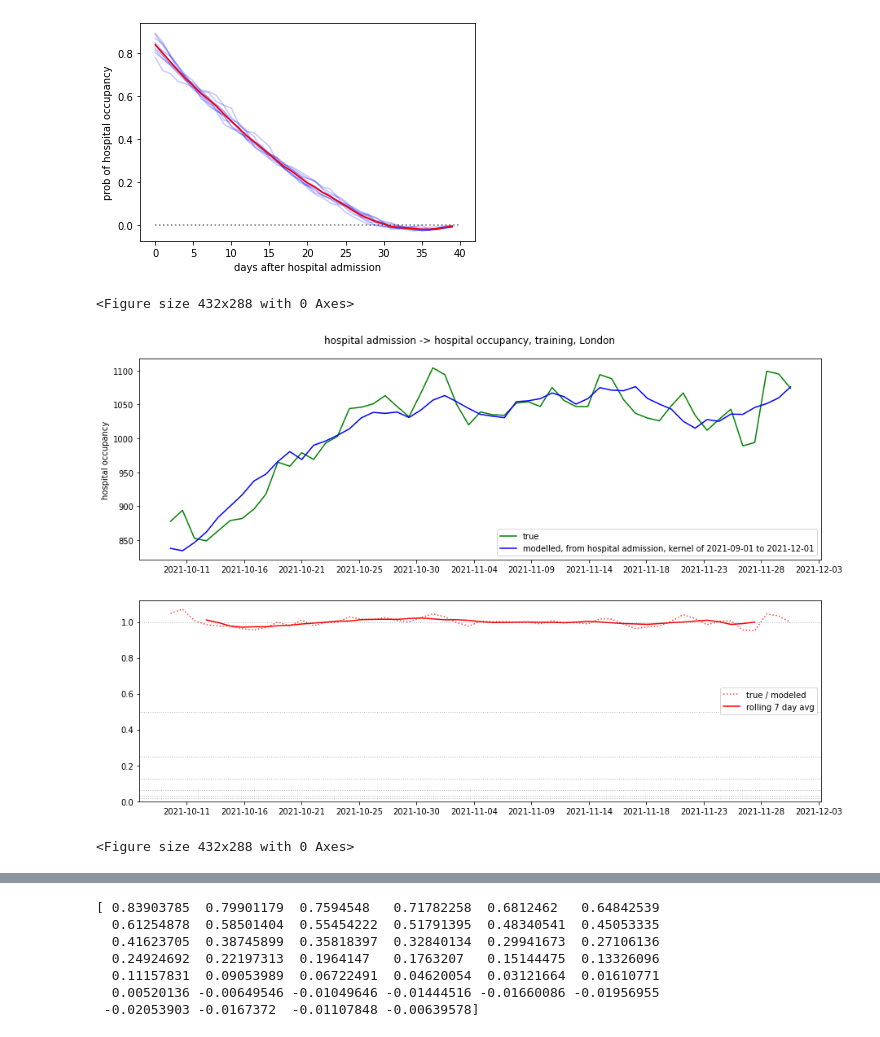
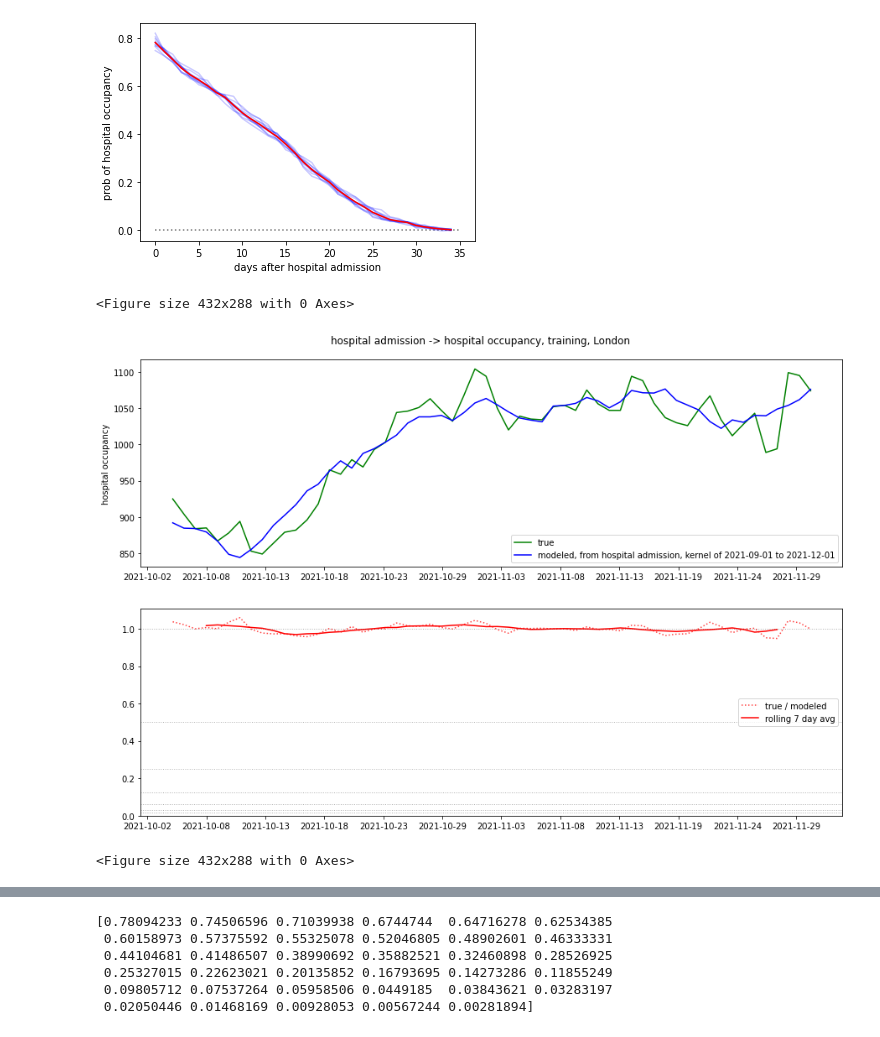
Before and after one commit to nicfreeman1209/covid-19, a Jupyter notebook: conv-estimator/conv_estimator_admiss_occup.ipynb, the cells around one changed output, grey strips where cells are left out. Saved outputs shown, nothing was run; the diff lists cells and outputs as text; code cells hidden in the pictures.

Commit message:
age stratified test->admiss

```diff
--- a/conv-estimator/conv_estimator_admiss_occup.ipynb
+++ b/conv-estimator/conv_estimator_admiss_occup.ipynb
@@ -170,8 +172,8 @@ def g(xs, in_stream=train_in_stream, out_stream=train_out_stream):
         ret[i] = np.sum(np.abs(pred_out_stream - target_out_stream)) / len(pred_out_stream)
     return ret
 # %%
-n_dim = 40
-n_particles = 2000
+n_dim = 35
+n_particles = 1000
 
 x_max = 0.1*np.ones(n_dim)
 x_min = -0.01*np.ones(n_dim)
@@ -234,46 +236,51 @@ def make_graph(dates, kernel, in_stream, out_stream, test_train):
 
     true, pred = _g(avg_minimizer, in_stream, out_stream)
     x = dates[-len(true):]
     diff = true/pred
     avg_diff = N_avg_hard(diff, 3)
-    rescale_factor = 1
+    test_scale_factor = 1
+    final_scale_factor = None
     if test_train=="test":
-        rescale_factor = avg_diff[np.isfinite(avg_diff)][0]
+        test_scale_factor = avg_diff[np.isfinite(avg_diff)][0]
+        pred *= test_scale_factor
+        diff /= test_scale_factor
+        avg_diff = N_avg_hard(diff, 3)
+        final_scale_factor = avg_diff[np.isfinite(avg_diff)][-1]
 
-    ax1.plot(x, true/rescale_factor, color="green", label="true")
-    modeled_label = "modelled, from %s, kernel of %s to %s" % (in_event, train_start_date, train_end_date)
+    ax1.plot(x, true, color="green", label="true")
+    modeled_label = "modeled, from %s, kernel of %s to %s" % (in_event, train_start_date, train_end_date)
     ax1.plot(x, pred, color="blue", label=modeled_label)
     ax1.set_ylabel("%s" % out_event)
     ax1.legend()
     n_marks = 11
     ax1.xaxis.set_major_locator(ticker.MultipleLocator(len(x)/n_marks))
 
-    ax2.plot(x, diff/rescale_factor, color="red", alpha=0.75, ls="dotted", label="true / modeled")
-    ax2.plot(x, avg_diff/rescale_factor, color="red", label="rolling 7 day avg")
+    ax2.plot(x, diff, color="red", alpha=0.75, ls="dotted", label="true / modeled") # unscaled
+    ax2.plot(x, avg_diff, color="red", label="rolling 7 day avg")
     for i in range(7):
         ax2.axhline(y=2**(-i), ls="dotted", lw=1, alpha=0.3, color="black")
     ax2.set_ylim(0,None)
+    ax2.legend()
     ax2.xaxis.set_major_locator(ticker.MultipleLocator(len(x)/n_marks))
 
     if test_train=="test":
-        end_level = avg_diff[np.isfinite(avg_diff)][-1]
         ax2.axvline(x=x[3], color="black", ls="dotted")
         ax1.axvline(x=x[3], color="black", ls="dotted")
         y_min,y_max = ax1.get_ylim()
         y_mid = (y_min+y_max)/2
-        ax1.text(x[3], y_mid, " normalized to %s\n by rescale factor = %.2f" % (x[3].strftime("%Y-%m-%d"), rescale_factor), ha="left")
-        ax2.axhline(y=end_level/rescale_factor, color="red", alpha=0.25, ls="dotted", lw=1)
-        ax2.text(x[-4], end_level/rescale_factor-0.05, "%.2f" % (end_level/rescale_factor), ha="center", color="red")
+        ax1.text(x[3], y_mid, " normalized to %s\n by rescale factor = %.2f" % (x[3].strftime("%Y-%m-%d"), test_scale_factor), ha="left")
+        ax2.axhline(y=final_scale_factor, color="red", alpha=0.25, ls="dotted", lw=1)
+        ax2.text(x[-4], final_scale_factor+0.05, "%.2f" % (final_scale_factor), ha="center", color="red")
 
-    ax2.legend()
     fig.suptitle("%s -> %s, %sing, %s" % (in_event, out_event, test_train, geographical_context), y=0.92)
     plt.savefig("%s__%s__%s__%s.png" % (in_event, out_event, test_train, geographical_context), bbox_inches='tight', facecolor='white', transparent=False)
     plt.show()
+    return test_scale_factor, final_scale_factor
 
 make_graph(dates_train, avg_minimizer, train_in_stream, train_out_stream, "train")
-make_graph(dates_test, avg_minimizer, test_in_stream, test_out_stream, "test")
+test_scale_factor, final_scale_factor = make_graph(dates_test, avg_minimizer, test_in_stream, test_out_stream, "test")
 # %% [output]
-[figure, old version]
+[figure, new version]
 <Figure size 432x288 with 0 Axes>
-[figure, old version]
+[figure, new version]
 <Figure size 432x288 with 0 Axes>
@@ -281,10 +288,9 @@ make_graph(dates_test, avg_minimizer, test_in_stream, test_out_stream, "test")
 # %%
 print(cumsumflip(avg_minimizer))
 # %% [output]
-[ 0.83903785  0.79901179  0.7594548   0.71782258  0.6812462   0.64842539
-  0.61254878  0.58501404  0.55454222  0.51791395  0.48340541  0.45053335
-  0.41623705  0.38745899  0.35818397  0.32840134  0.29941673  0.27106136
-  0.24924692  0.22197313  0.1964147   0.1763207   0.15144475  0.13326096
-  0.11157831  0.09053989  0.06722491  0.04620054  0.03121664  0.01610771
-  0.00520136 -0.00649546 -0.01049646 -0.01444516 -0.01660086 -0.01956955
- -0.02053903 -0.0167372  -0.01107848 -0.00639578]
+[0.78094233 0.74506596 0.71039938 0.6744744  0.64716278 0.62534385
+ 0.60158973 0.57375592 0.55325078 0.52046805 0.48902601 0.46333331
+ 0.44104681 0.41486507 0.38990692 0.35882521 0.32460898 0.28526925
+ 0.25327015 0.22623021 0.20135852 0.16793695 0.14273286 0.11855249
+ 0.09805712 0.07537264 0.05958506 0.0449185  0.03843621 0.03283197
+ 0.02050446 0.01468169 0.00928053 0.00567244 0.00281894]
```
Also changed, not shown: parts of 8 cells of this notebook, 5 other files.
